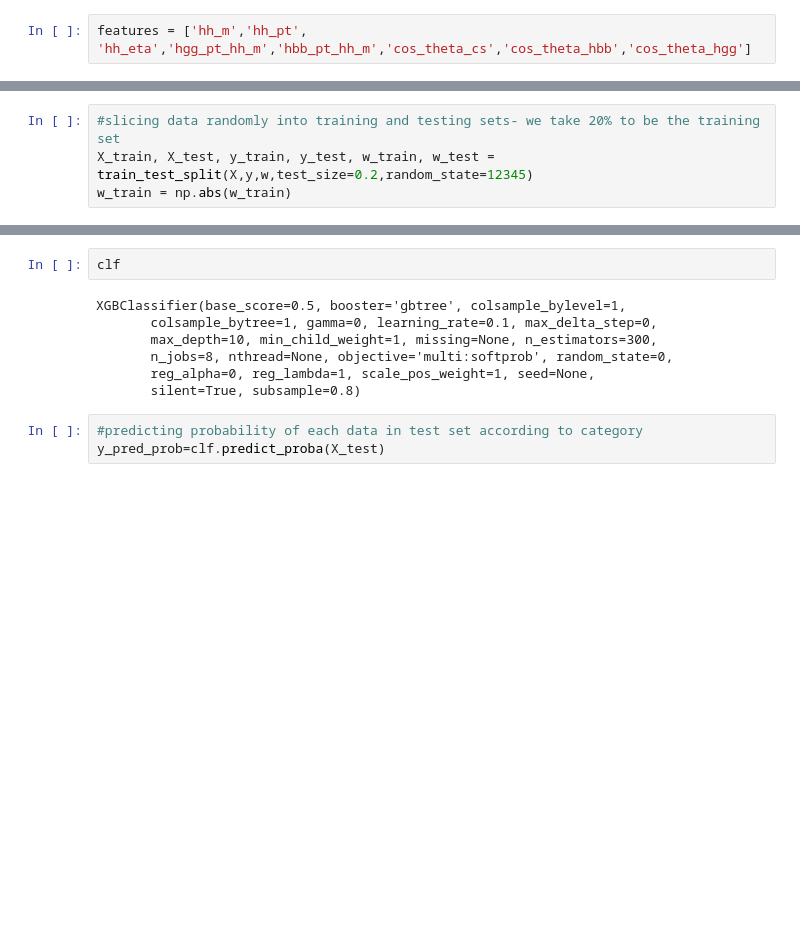
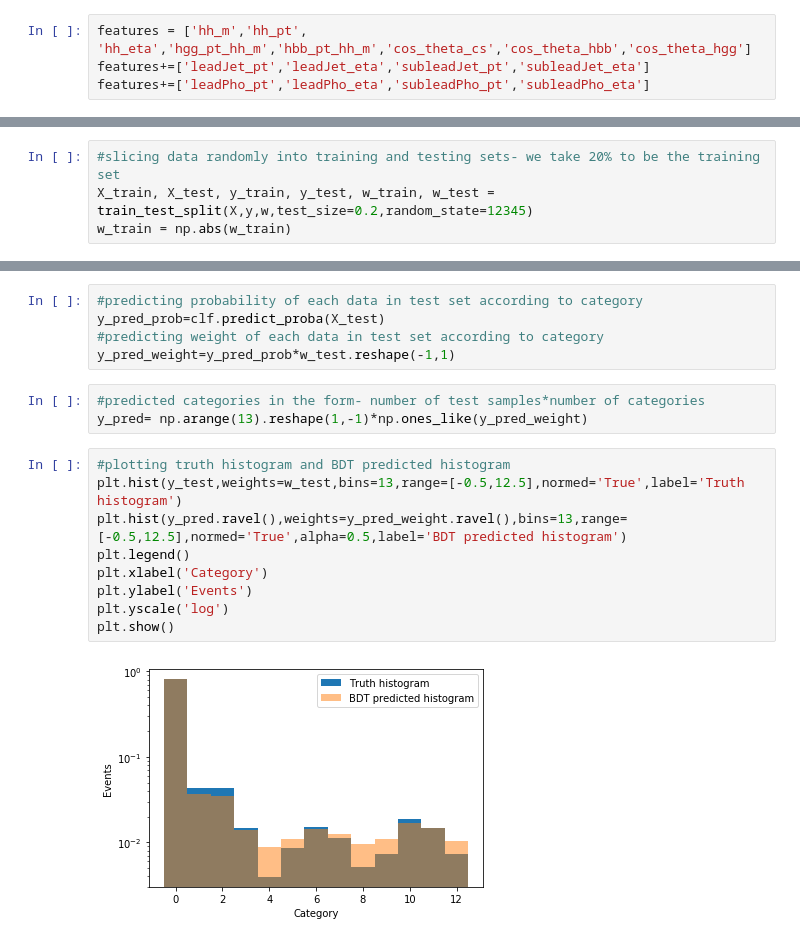
Before and after one commit to gitanjalipoddar/HHbbgg_ETH, a Jupyter notebook: GenResponse/notebooks/quick_train_withb.ipynb, the cells around one changed output, grey strips where cells are left out. Cells and saved outputs as stored; diff of their text form; blank space fills up the shorter version.

```diff
--- a/GenResponse/notebooks/quick_train_withb.ipynb
+++ b/GenResponse/notebooks/quick_train_withb.ipynb
@@ -43,5 +51,7 @@ Index([u'candidate_id', u'weight', u'mgg', u'mbb', u'leadPho_px',
 # %%
 features = ['hh_m','hh_pt', 'hh_eta','hgg_pt_hh_m','hbb_pt_hh_m','cos_theta_cs','cos_theta_hbb','cos_theta_hgg']
+features+=['leadJet_pt','leadJet_eta','subleadJet_pt','subleadJet_eta']
+features+=['leadPho_pt','leadPho_eta','subleadPho_pt','subleadPho_eta']
 # %%
 #finding sum, count, mean of each category in weights column
 df.groupby('cat')['weight'].agg(['sum','count','mean'])
@@ -90,15 +101,22 @@ XGBClassifier(base_score=0.5, booster='gbtree', colsample_bylevel=1,
        n_jobs=8, nthread=None, objective='multi:softprob', random_state=0,
        reg_alpha=0, reg_lambda=1, scale_pos_weight=1, seed=None,
        silent=True, subsample=0.8)
-# %%
-clf
-# %% [output]
-XGBClassifier(base_score=0.5, booster='gbtree', colsample_bylevel=1,
-       colsample_bytree=1, gamma=0, learning_rate=0.1, max_delta_step=0,
-       max_depth=10, min_child_weight=1, missing=None, n_estimators=300,
-       n_jobs=8, nthread=None, objective='multi:softprob', random_state=0,
-       reg_alpha=0, reg_lambda=1, scale_pos_weight=1, seed=None,
-       silent=True, subsample=0.8)
 # %%
 #predicting probability of each data in test set according to category
 y_pred_prob=clf.predict_proba(X_test)
+#predicting weight of each data in test set according to category
+y_pred_weight=y_pred_prob*w_test.reshape(-1,1)
+# %%
+#predicted categories in the form- number of test samples*number of categories
+y_pred= np.arange(13).reshape(1,-1)*np.ones_like(y_pred_weight)
+# %%
+#plotting truth histogram and BDT predicted histogram
+plt.hist(y_test,weights=w_test,bins=13,range=[-0.5,12.5],normed='True',label='Truth histogram')
+plt.hist(y_pred.ravel(),weights=y_pred_weight.ravel(),bins=13,range=[-0.5,12.5],normed='True',alpha=0.5,label='BDT predicted histogram')
+plt.legend()
+plt.xlabel('Category')
+plt.ylabel('Events')
+plt.yscale('log')
+plt.show()
+# %% [output]
+[figure, added]
```
Also changed, not shown: parts of 9 cells of this notebook.
